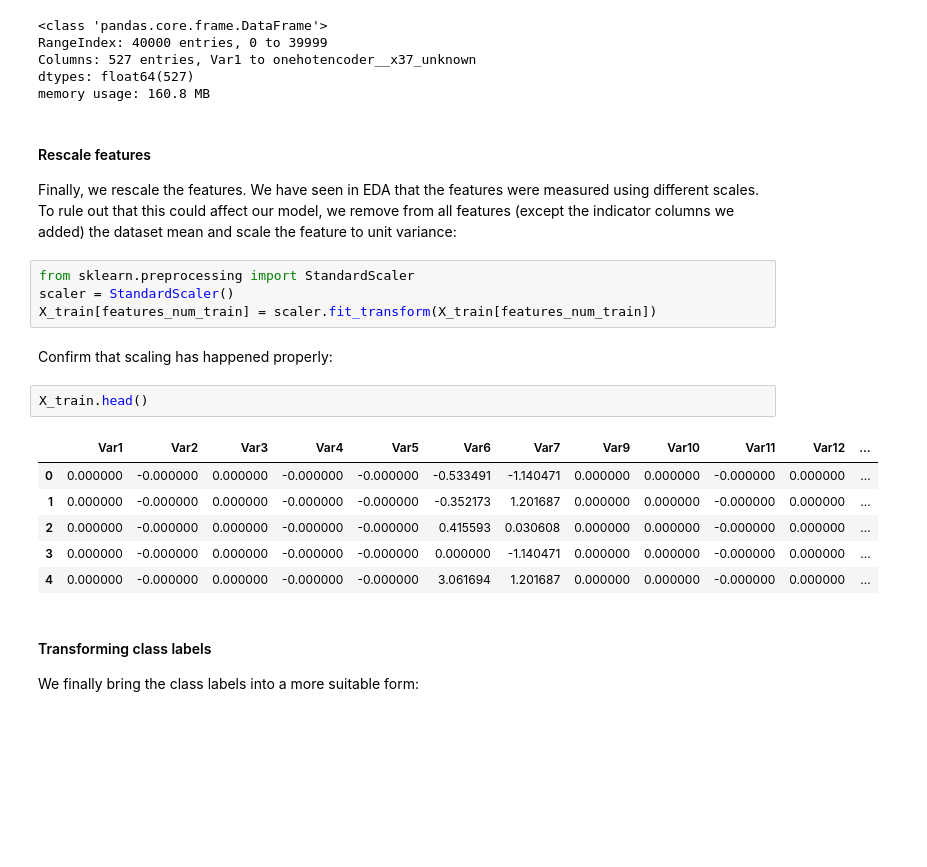
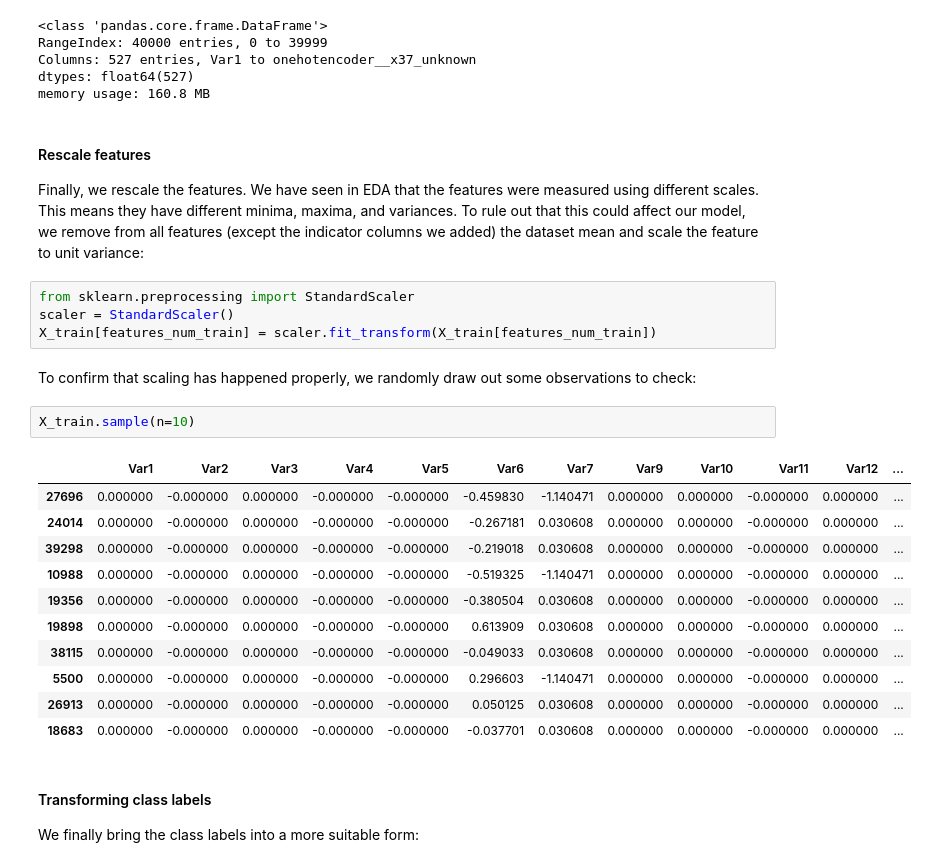
Before and after one commit to marc-feldmann/CustomerChurnPrediction, a Jupyter notebook: report.ipynb, the cells around one changed output. Saved outputs shown, nothing was run; the diff lists cells and outputs as text; blank space fills up the shorter version.

```diff
--- a/report.ipynb
+++ b/report.ipynb
@@ -320,22 +308,27 @@ dtypes: float64(527)
 memory usage: 160.8 MB
 # %% [markdown]
 #### Rescale features
-Finally, we rescale the features. We have seen in EDA that the features were measured using different scales. To rule out that this could affect our model, we remove from all features (except the indicator columns we added) the dataset mean and scale the feature to unit variance:
+Finally, we rescale the features. We have seen in EDA that the features were measured using different scales. This means they have different minima, maxima, and variances. To rule out that this could affect our model, we remove from all features (except the indicator columns we added) the dataset mean and scale the feature to unit variance:
 # %%
 from sklearn.preprocessing import StandardScaler
 scaler = StandardScaler()
 X_train[features_num_train] = scaler.fit_transform(X_train[features_num_train])
 # %% [markdown]
-Confirm that scaling has happened properly:
+To confirm that scaling has happened properly, we randomly draw out some observations to check:
-# %%
-X_train.head()
-# %% [output]
-|  | Var1 | Var2 | Var3 | Var4 | Var5 | Var6 | Var7 | Var9 | Var10 | Var11 | Var12 | ... |
-| 0 | 0.000000 | -0.000000 | 0.000000 | -0.000000 | -0.000000 | -0.533491 | -1.140471 | 0.000000 | 0.000000 | -0.000000 | 0.000000 | ... |
-| 1 | 0.000000 | -0.000000 | 0.000000 | -0.000000 | -0.000000 | -0.352173 | 1.201687 | 0.000000 | 0.000000 | -0.000000 | 0.000000 | ... |
-| 2 | 0.000000 | -0.000000 | 0.000000 | -0.000000 | -0.000000 | 0.415593 | 0.030608 | 0.000000 | 0.000000 | -0.000000 | 0.000000 | ... |
-| 3 | 0.000000 | -0.000000 | 0.000000 | -0.000000 | -0.000000 | 0.000000 | -1.140471 | 0.000000 | 0.000000 | -0.000000 | 0.000000 | ... |
-| 4 | 0.000000 | -0.000000 | 0.000000 | -0.000000 | -0.000000 | 3.061694 | 1.201687 | 0.000000 | 0.000000 | -0.000000 | 0.000000 | ... |
+# %%
+X_train.sample(n=10)
+# %% [output]
+|  | Var1 | Var2 | Var3 | Var4 | Var5 | Var6 | Var7 | Var9 | Var10 | Var11 | Var12 | ... |
+| 27696 | 0.000000 | -0.000000 | 0.000000 | -0.000000 | -0.000000 | -0.459830 | -1.140471 | 0.000000 | 0.000000 | -0.000000 | 0.000000 | ... |
+| 24014 | 0.000000 | -0.000000 | 0.000000 | -0.000000 | -0.000000 | -0.267181 | 0.030608 | 0.000000 | 0.000000 | -0.000000 | 0.000000 | ... |
+| 39298 | 0.000000 | -0.000000 | 0.000000 | -0.000000 | -0.000000 | -0.219018 | 0.030608 | 0.000000 | 0.000000 | -0.000000 | 0.000000 | ... |
+| 10988 | 0.000000 | -0.000000 | 0.000000 | -0.000000 | -0.000000 | -0.519325 | -1.140471 | 0.000000 | 0.000000 | -0.000000 | 0.000000 | ... |
+| 19356 | 0.000000 | -0.000000 | 0.000000 | -0.000000 | -0.000000 | -0.380504 | 0.030608 | 0.000000 | 0.000000 | -0.000000 | 0.000000 | ... |
+| 19898 | 0.000000 | -0.000000 | 0.000000 | -0.000000 | -0.000000 | 0.613909 | 0.030608 | 0.000000 | 0.000000 | -0.000000 | 0.000000 | ... |
+| 38115 | 0.000000 | -0.000000 | 0.000000 | -0.000000 | -0.000000 | -0.049033 | 0.030608 | 0.000000 | 0.000000 | -0.000000 | 0.000000 | ... |
+| 5500 | 0.000000 | -0.000000 | 0.000000 | -0.000000 | -0.000000 | 0.296603 | -1.140471 | 0.000000 | 0.000000 | -0.000000 | 0.000000 | ... |
+| 26913 | 0.000000 | -0.000000 | 0.000000 | -0.000000 | -0.000000 | 0.050125 | 0.030608 | 0.000000 | 0.000000 | -0.000000 | 0.000000 | ... |
+| 18683 | 0.000000 | -0.000000 | 0.000000 | -0.000000 | -0.000000 | -0.037701 | 0.030608 | 0.000000 | 0.000000 | -0.000000 | 0.000000 | ... |
 # %% [markdown]
 #### Transforming class labels
 We finally bring the class labels into a more suitable form:
```
Also changed, not shown: parts of 44 cells of this notebook.
